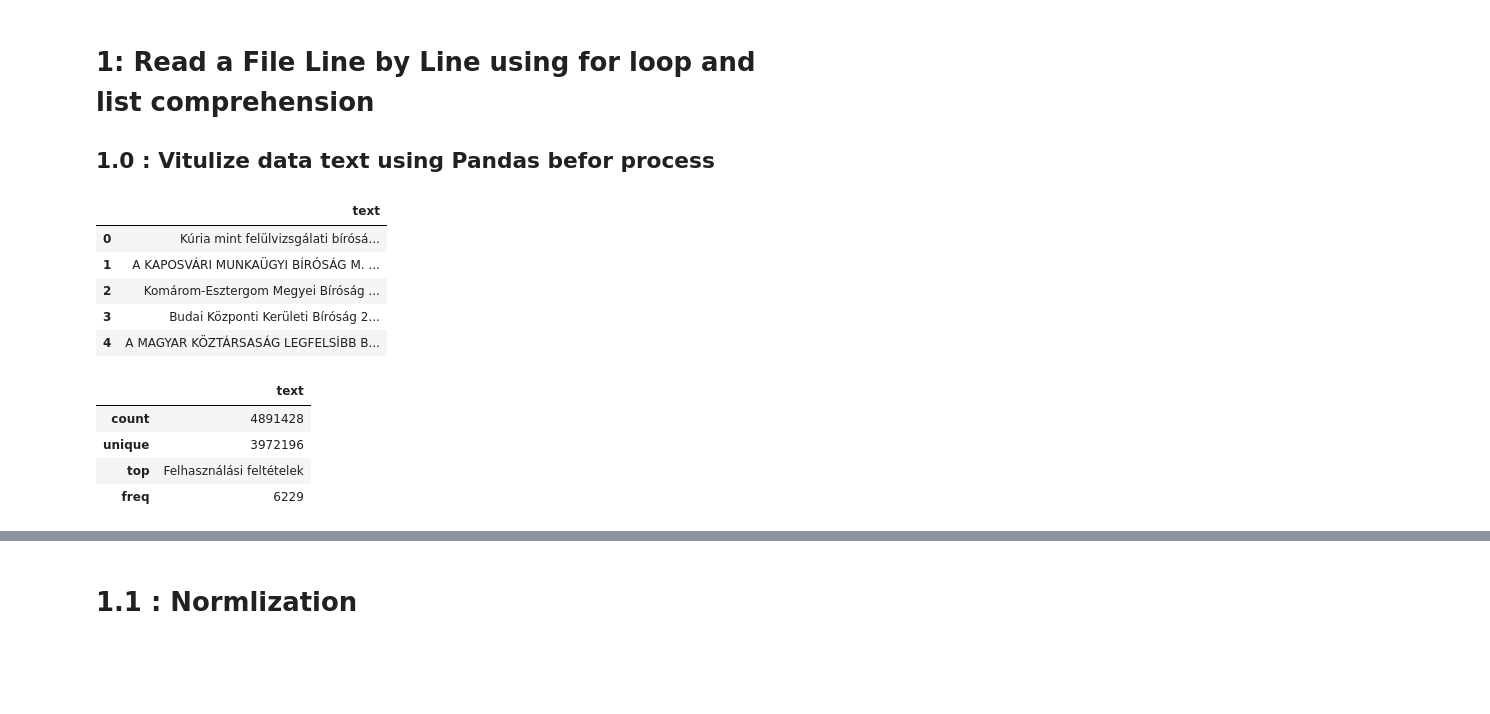
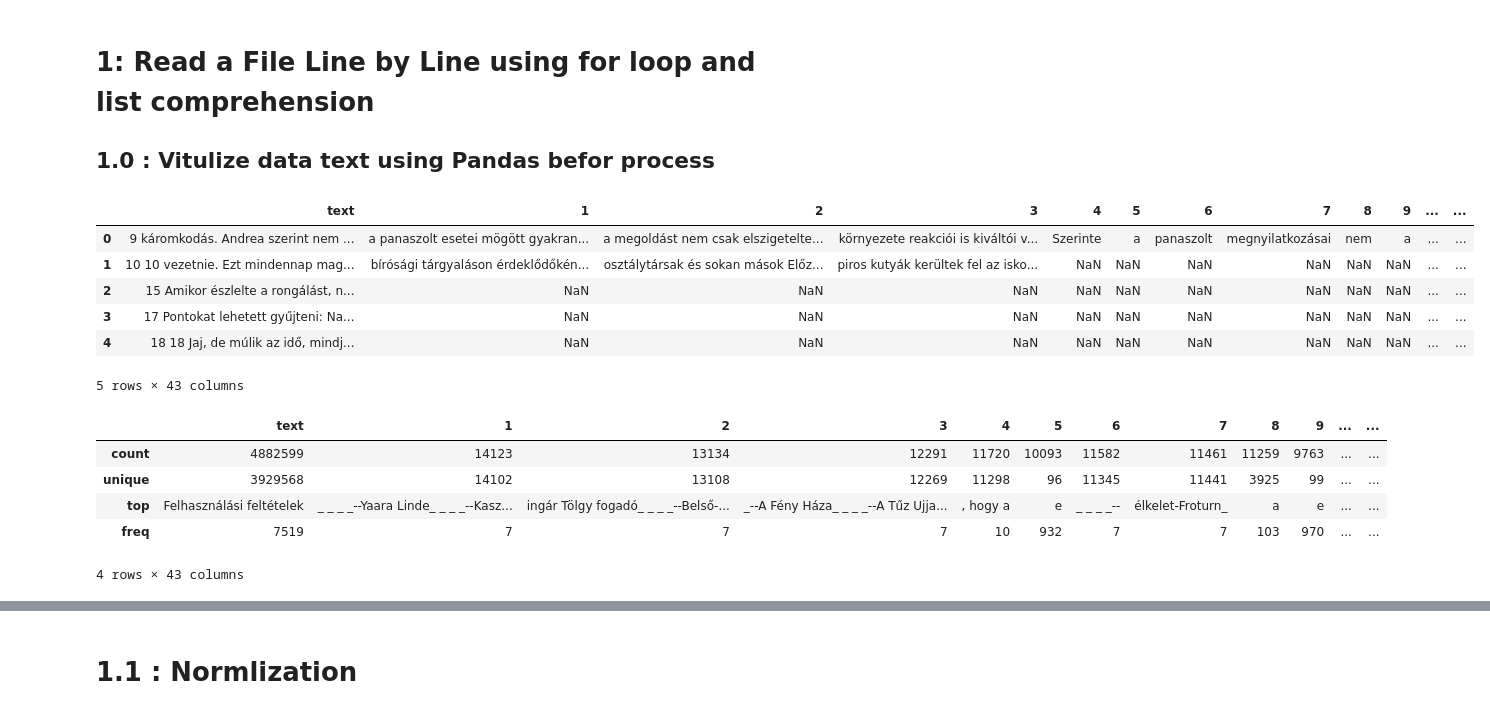
Before and after one commit to Mohammed20201991/MFileSiplite, a Jupyter notebook: JupLab/Siplit_corpus_to_spesfic_lines.ipynb, the cells around one changed output, grey strips where cells are left out. Drawn from its saved outputs; the diff is of its cells as text; code cells hidden in the pictures; blank space fills up the shorter version.

```diff
--- a/JupLab/Siplit_corpus_to_spesfic_lines.ipynb
+++ b/JupLab/Siplit_corpus_to_spesfic_lines.ipynb
@@ -11,30 +11,32 @@ import pandas as pd
 ## 1.0 : Vitulize data text using Pandas befor process
 # %%
 path = '/home/ngyongyossy/mohammad/Data/Hu_corpus/MFileSiplite/data/'
-df = pd.read_fwf(f'{path}Input/split_4.txt', header=None)
+df = pd.read_fwf(f'{path}Input/split_5.txt', header=None)
 df.rename(columns={0: "text"}, inplace=True)
 # del df[1]
 # del df[2]
 # del df[3]
 # del df[4]
 # del df[5]
 # del df[6]
 df.head()
 # %% [output]
-|  | text |
-| 0 | Kúria mint felülvizsgálati bírósá... |
-| 1 | A KAPOSVÁRI MUNKAÜGYI BÍRÓSÁG M. ... |
-| 2 | Komárom-Esztergom Megyei Bíróság ... |
-| 3 | Budai Központi Kerületi Bíróság 2... |
-| 4 | A MAGYAR KÖZTÁRSASÁG LEGFELSİBB B... |
+|  | text | 1 | 2 | 3 | 4 | 5 | 6 | 7 | 8 | 9 | ... | ... |
+| 0 | 9 káromkodás. Andrea szerint nem ... | a panaszolt esetei mögött gyakran... | a megoldást nem csak elszigetelte... | környezete reakciói is kiváltói v... | Szerinte | a | panaszolt | megnyilatkozásai | nem | a | ... | ... |
+| 1 | 10 10 vezetnie. Ezt mindennap mag... | bírósági tárgyaláson érdeklődőkén... | osztálytársak és sokan mások Előz... | piros kutyák kerültek fel az isko... | NaN | NaN | NaN | NaN | NaN | NaN | ... | ... |
+| 2 | 15 Amikor észlelte a rongálást, n... | NaN | NaN | NaN | NaN | NaN | NaN | NaN | NaN | NaN | ... | ... |
+| 3 | 17 Pontokat lehetett gyűjteni: Na... | NaN | NaN | NaN | NaN | NaN | NaN | NaN | NaN | NaN | ... | ... |
+| 4 | 18 18 Jaj, de múlik az idő, mindj... | NaN | NaN | NaN | NaN | NaN | NaN | NaN | NaN | NaN | ... | ... |
+5 rows × 43 columns
 # %%
 df.describe()
 # %% [output]
-|  | text |
-| count | 4891428 |
-| unique | 3972196 |
-| top | Felhasználási feltételek |
-| freq | 6229 |
+|  | text | 1 | 2 | 3 | 4 | 5 | 6 | 7 | 8 | 9 | ... | ... |
+| count | 4882599 | 14123 | 13134 | 12291 | 11720 | 10093 | 11582 | 11461 | 11259 | 9763 | ... | ... |
+| unique | 3929568 | 14102 | 13108 | 12269 | 11298 | 96 | 11345 | 11441 | 3925 | 99 | ... | ... |
+| top | Felhasználási feltételek | _ _ _ _--Yaara Linde_ _ _ _--Kasz... | ingár Tölgy fogadó_ _ _ _--Belső-... | _--A Fény Háza_ _ _ _--A Tűz Ujja... | , hogy a | e | _ _ _ _-- | élkelet-Froturn_ | a | e | ... | ... |
+| freq | 7519 | 7 | 7 | 7 | 10 | 932 | 7 | 7 | 103 | 970 | ... | ... |
+4 rows × 43 columns
 # %%
 df.info()
 # %% [output]
```
Also changed, not shown: parts of 14 cells of this notebook.
